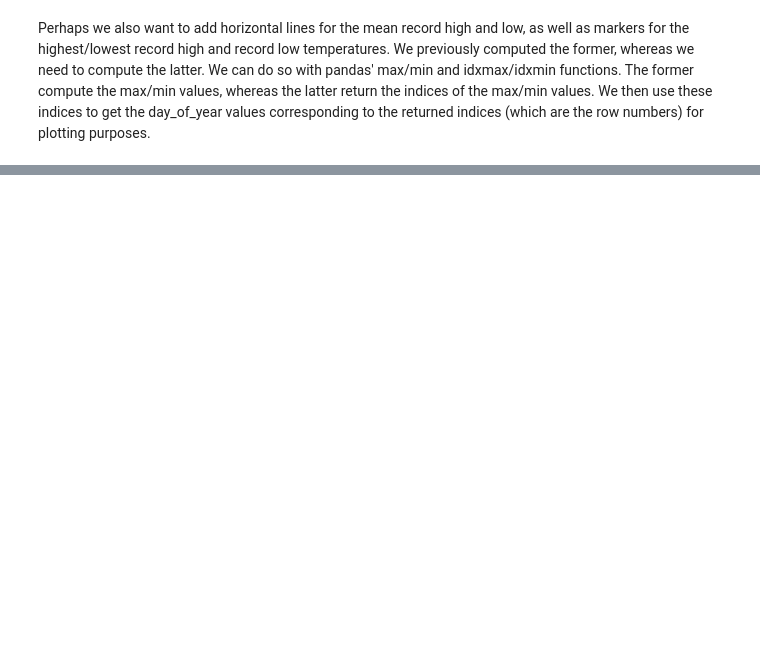
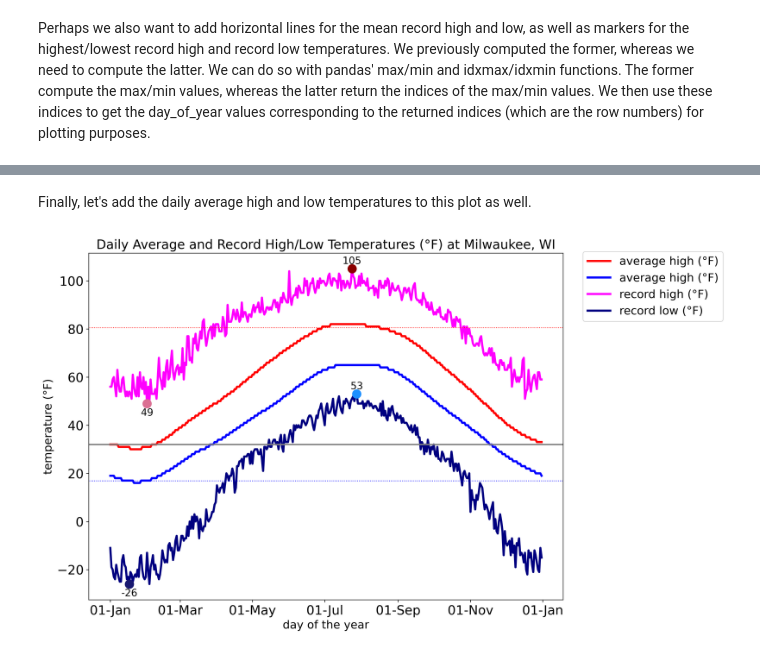
Before and after one commit to evans36/data-wrangling-examples, a Jupyter notebook: Text Data with pandas, numpy, and matplotlib.ipynb, the cells around one changed output, grey strips where cells are left out. Saved outputs shown, nothing was run; the diff lists cells and outputs as text; code cells hidden in the pictures; blank space fills up the shorter version.

```diff
--- a/Text Data with pandas, numpy, and matplotlib.ipynb
+++ b/Text Data with pandas, numpy, and matplotlib.ipynb
@@ -235,0 +234,43 @@ plt.show()
+# %% [markdown]
+Finally, let's add the daily average high and low temperatures to this plot as well.
+# %%
+# Recreate the last plot including markers for these values.
+# Note the text offset above/below each marker - these were
+# specified through trial and error given these data's ranges.
+fig4 = plt.figure(figsize=(12,9), dpi=300)
+ax = plt.axes()
+
+# averages
+ax.plot(data['day_of_year'], data['average_high_F'], linestyle='solid', color='red', linewidth=3, label='average high (°F)')
+ax.plot(data['day_of_year'], data['average_low_F'], linestyle='solid', color='blue', linewidth=3, label='average high (°F)')
+
+# record highs
+ax.plot(data['day_of_year'], data['record_high_F'], linestyle='solid', color='magenta', linewidth=3, label='record high (°F)')
+ax.plot(high_max_idx, high_max, color='darkred', marker='o', markersize=12)
+ax.text(high_max_idx, high_max+2, str(high_max), size=14, horizontalalignment='center')
+ax.plot(high_min_idx, high_min, color='palevioletred', marker='o', markersize=12)
+ax.text(high_min_idx, high_min-5, str(high_min), size=14, horizontalalignment='center')
+
+# record lows
+ax.plot(data['day_of_year'], data['record_low_F'], linestyle='solid', color='navy', linewidth=3, label='record low (°F)')
+ax.plot(low_max_idx, low_max, color='dodgerblue', marker='o', markersize=12)
+ax.text(low_max_idx, low_max+2, str(low_max), size=14, horizontalalignment='center')
+ax.plot(low_min_idx, low_min, color='midnightblue', marker='o', markersize=12)
+ax.text(low_min_idx, low_min-5, str(low_min), size=14, horizontalalignment='center')
+
+# horizontal line at 32°F
+ax.axhline(32, color="grey", linestyle="solid", linewidth=2)
+ax.axhline(high_mean, color="red", linestyle="dotted", linewidth=1)
+ax.axhline(low_mean, color="blue", linestyle="dotted", linewidth=1)
+
+# plot parameters
+ax.tick_params(axis='both', labelsize=18)
+ax.set_xlabel('day of the year', fontsize=16)
+ax.xaxis.set_major_formatter(mdates.DateFormatter("%d-%b"))
+ax.xaxis.set_minor_formatter(mdates.DateFormatter("%d-%b"))
+ax.set_ylabel('temperature (°F)', fontsize=16)
+ax.set_title('Daily Average and Record High/Low Temperatures (°F) at Milwaukee, WI', fontsize=18)
+legend = plt.legend(fontsize=16, bbox_to_anchor=(1.03, 1.02), loc='upper left')
+plt.show()
+# %% [output]
+[figure, added]
```
Also changed, not shown: parts of 18 cells of this notebook, 1 other file.
